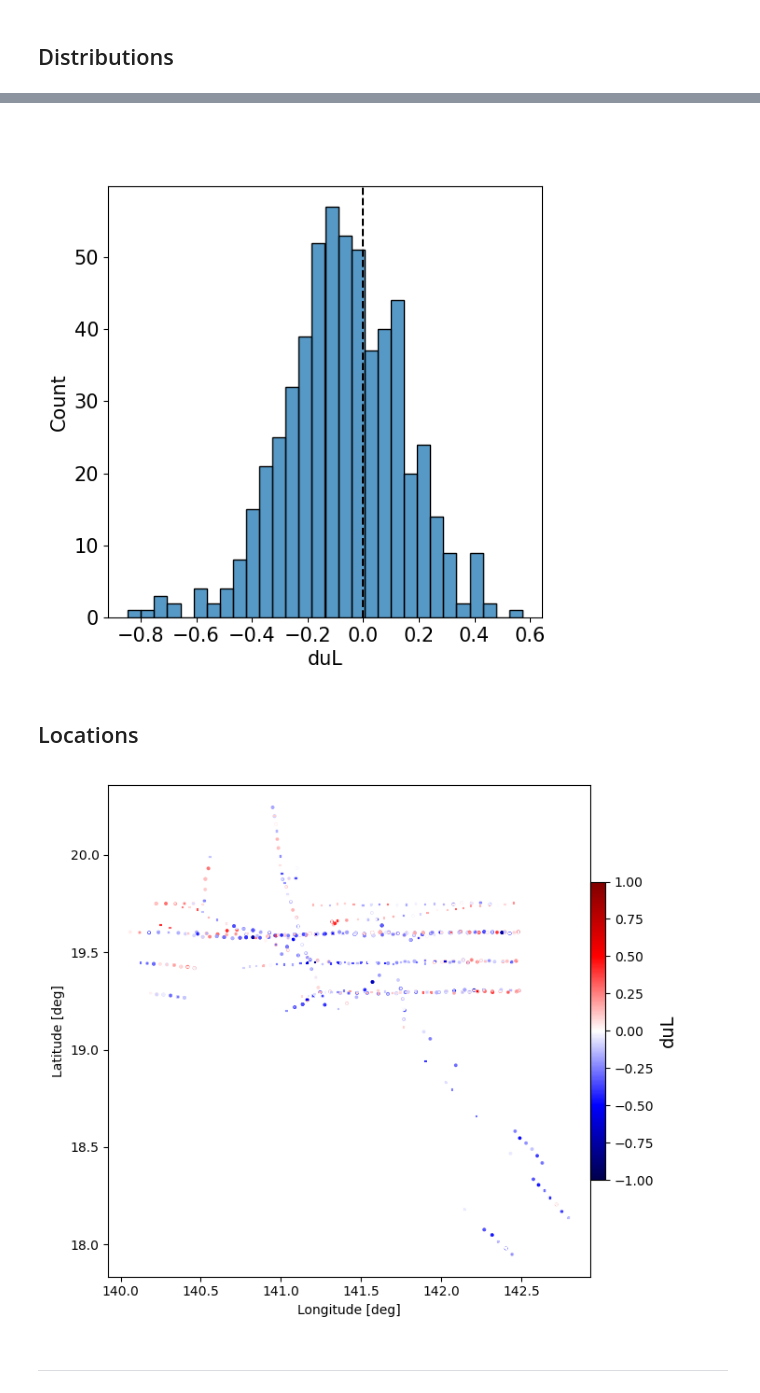
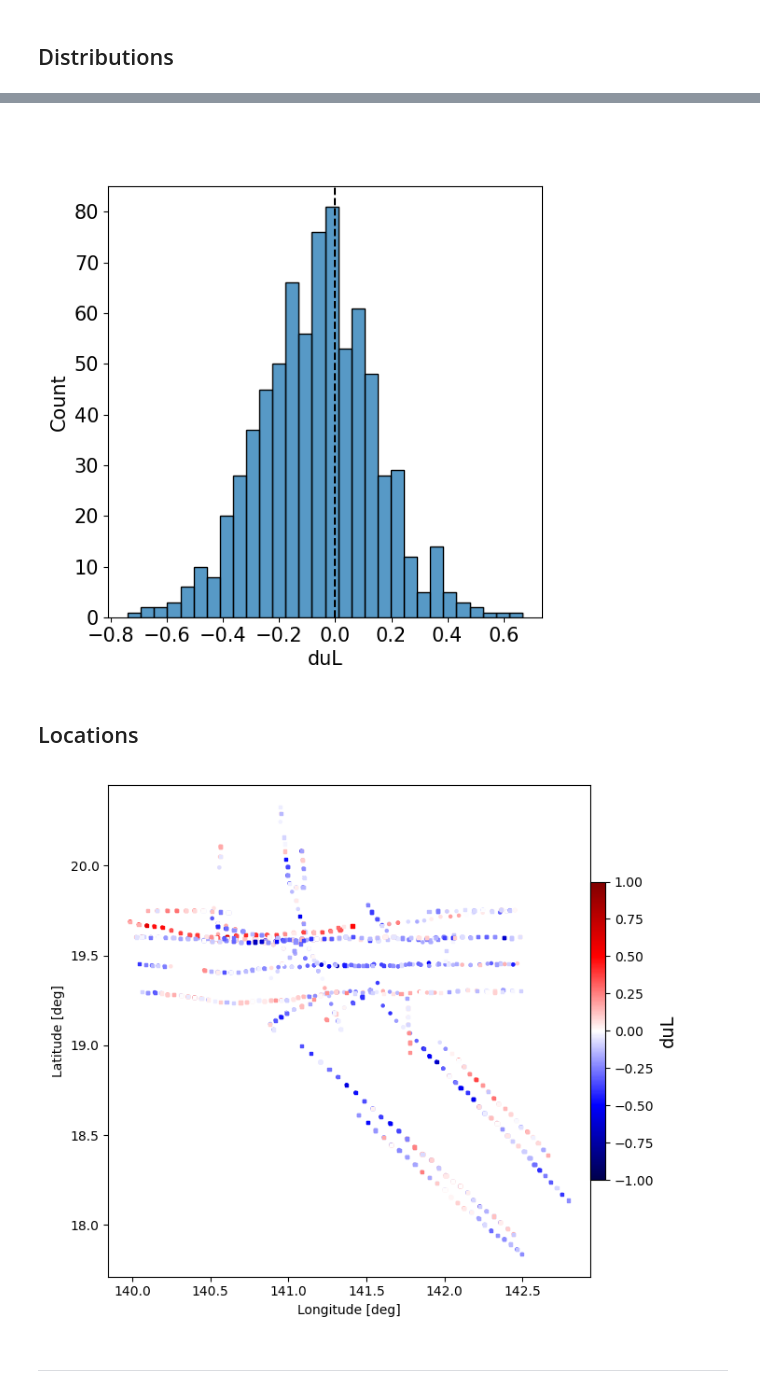
Before and after one commit to Sea-Meets-the-Stars/cugn, a Jupyter notebook: papers/Structure/Analysis/NegMean.ipynb, the cells around one changed output, grey strips where cells are left out. Saved outputs shown, nothing was run; the diff lists cells and outputs as text; code cells hidden in the pictures.

```diff
--- a/papers/Structure/Analysis/NegMean.ipynb
+++ b/papers/Structure/Analysis/NegMean.ipynb
@@ -126,7 +126,7 @@ Sn_dict['config']['N'][neg_idx]
 # %% [output]
 array([ 572,  754, 1184,  382])
 # %%
-ss = neg_idx[0]
+ss = neg_idx[1]
 # %% [markdown]
 ## Distributions
 # %%
@@ -147,36 +147,36 @@ ax.set_xlabel('duL')
 cugn_plotting.set_fontsize(ax, 15.)
 plt.show()
 # %% [output]
-[figure, old version]
+[figure, new version]
 # %% [markdown]
 ## Locations
 # %%
 fig = plt.figure(figsize=(7,6))
 plt.clf()
 ax_ll = plt.gca()
 
 #
 for tt in [0,1]:
-    m = 'o' if tt == 0 else '+'
+    m = 'o' if tt == 0 else 's'
     scatter = ax_ll.scatter(gPairs.data('lon', tt)[in_r],
               gPairs.data('lat', tt)[in_r],
               c=gPairs.S1[in_r],
                             marker=m,
               cmap='seismic',
                vmin=-1., vmax=1.,
-              s=3)#, label=f'MID={mid}')
+              s=5)#, label=f'MID={mid}')
 
 # Color
 cb = plt.colorbar(scatter, pad=0., fraction=0.030)
 cb.set_label('duL', fontsize=14)
 
 ax_ll.set_xlabel('Longitude [deg]')
 ax_ll.set_ylabel('Latitude [deg]')
 #
 plt.tight_layout()
 plt.show()
 # %% [output]
-[figure, old version]
+[figure, new version]
 # %% [markdown]
 ----
 # %%
```
Also changed, not shown: parts of 1 cell of this notebook, 3 other files.
